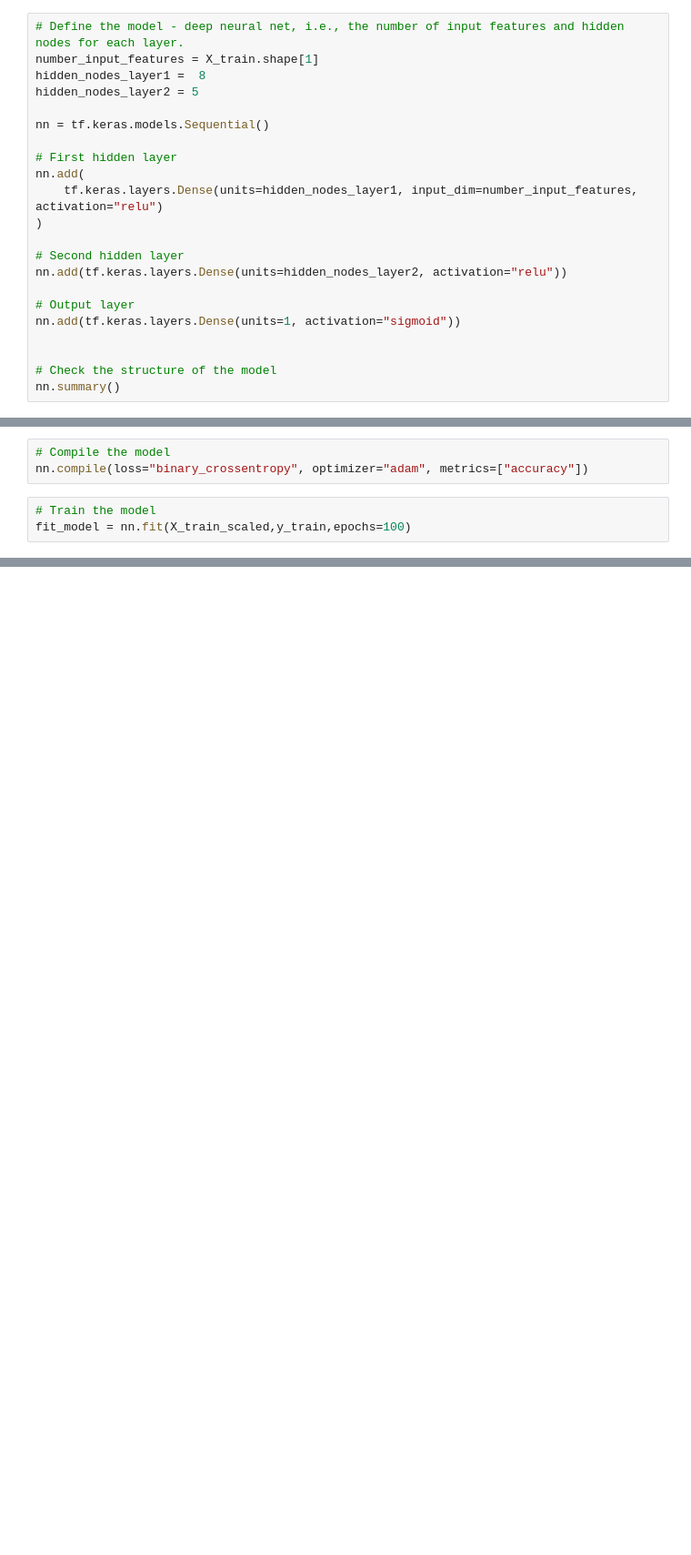
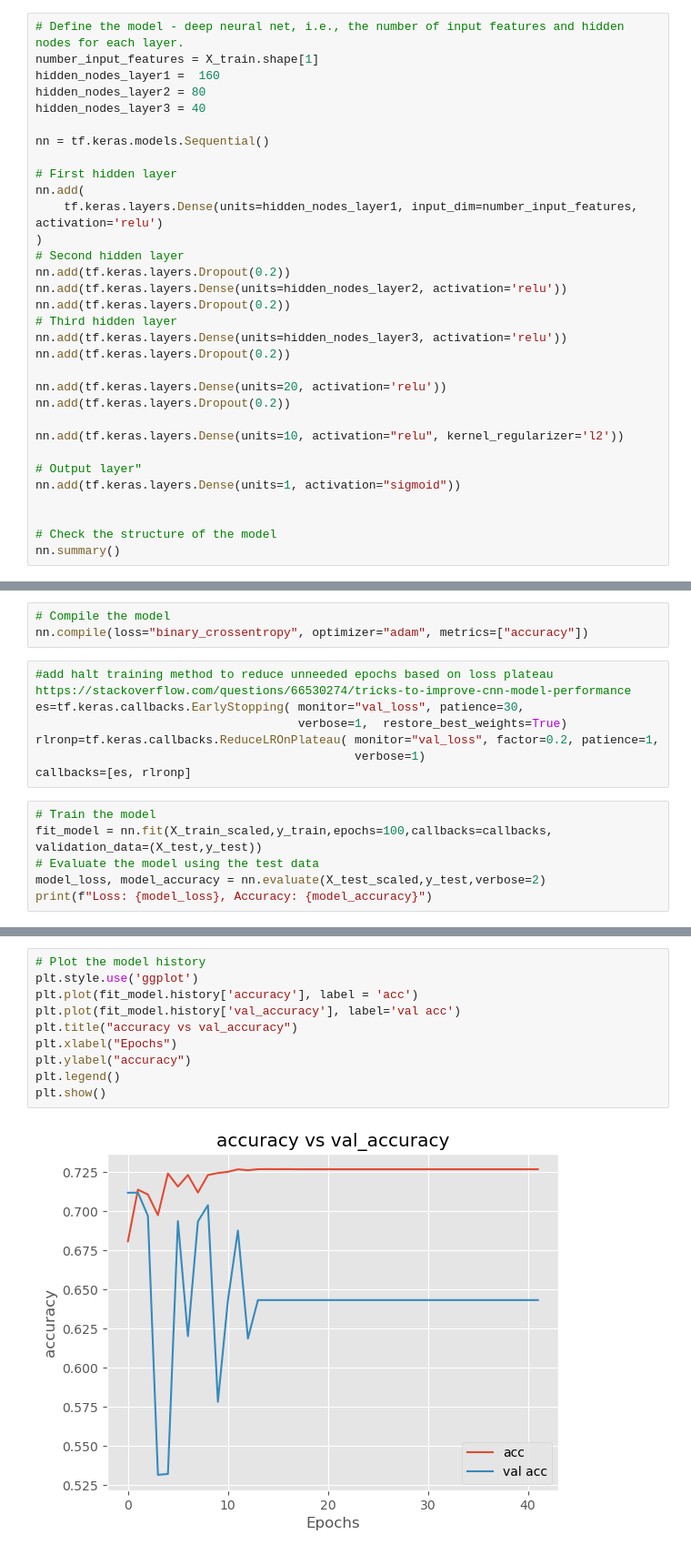
Before and after one commit to BMO777/deep-learning-challenge, a Jupyter notebook: Deep_Learning/AlphabetSoupCharity_Optimization.ipynb, the cells around one changed output, grey strips where cells are left out. Shown: that part at 91% size. Saved outputs shown, nothing was run; the diff lists cells and outputs as text; blank space fills up the shorter version.

```diff
--- a/Deep_Learning/AlphabetSoupCharity_Optimization.ipynb
+++ b/Deep_Learning/AlphabetSoupCharity_Optimization.ipynb
@@ -155,20 +175,30 @@ X_test_scaled = X_scaler.transform(X_test)
 # %%
 # Define the model - deep neural net, i.e., the number of input features and hidden nodes for each layer.
 number_input_features = X_train.shape[1]
-hidden_nodes_layer1 =  8
-hidden_nodes_layer2 = 5
+hidden_nodes_layer1 =  160
+hidden_nodes_layer2 = 80
+hidden_nodes_layer3 = 40
 
 nn = tf.keras.models.Sequential()
 
 # First hidden layer
 nn.add(
-    tf.keras.layers.Dense(units=hidden_nodes_layer1, input_dim=number_input_features, activation="relu")
+    tf.keras.layers.Dense(units=hidden_nodes_layer1, input_dim=number_input_features, activation='relu')
 )
+# Second hidden layer
+nn.add(tf.keras.layers.Dropout(0.2))
+nn.add(tf.keras.layers.Dense(units=hidden_nodes_layer2, activation='relu'))
+nn.add(tf.keras.layers.Dropout(0.2))
+# Third hidden layer
+nn.add(tf.keras.layers.Dense(units=hidden_nodes_layer3, activation='relu'))
+nn.add(tf.keras.layers.Dropout(0.2))
 
-# Second hidden layer
-nn.add(tf.keras.layers.Dense(units=hidden_nodes_layer2, activation="relu"))
+nn.add(tf.keras.layers.Dense(units=20, activation='relu'))
+nn.add(tf.keras.layers.Dropout(0.2))
 
-# Output layer
+nn.add(tf.keras.layers.Dense(units=10, activation="relu", kernel_regularizer='l2'))
+
+# Output layer"
 nn.add(tf.keras.layers.Dense(units=1, activation="sigmoid"))
 
 
@@ -193,8 +217,18 @@ _________________________________________________________________
 # %%
 # Compile the model
 nn.compile(loss="binary_crossentropy", optimizer="adam", metrics=["accuracy"])
+# %%
+#add halt training method to reduce unneeded epochs based on loss plateau https://stackoverflow.com/questions/66530274/tricks-to-improve-cnn-model-performance
+es=tf.keras.callbacks.EarlyStopping( monitor="val_loss", patience=30,
+                                     verbose=1,  restore_best_weights=True)
+rlronp=tf.keras.callbacks.ReduceLROnPlateau( monitor="val_loss", factor=0.2, patience=1,
+                                             verbose=1)
+callbacks=[es, rlronp]
 # %%
 # Train the model
-fit_model = nn.fit(X_train_scaled,y_train,epochs=100)
+fit_model = nn.fit(X_train_scaled,y_train,epochs=100,callbacks=callbacks, validation_data=(X_test,y_test))
+# Evaluate the model using the test data
+model_loss, model_accuracy = nn.evaluate(X_test_scaled,y_test,verbose=2)
+print(f"Loss: {model_loss}, Accuracy: {model_accuracy}")
 # %% [output]
 Epoch 1/100
@@ -224,2 +252,14 @@ Loss: 0.5546054244041443, Accuracy: 0.7244315147399902
+# %%
+# Plot the model history
+plt.style.use('ggplot')
+plt.plot(fit_model.history['accuracy'], label = 'acc')
+plt.plot(fit_model.history['val_accuracy'], label='val acc')
+plt.title("accuracy vs val_accuracy")
+plt.xlabel("Epochs")
+plt.ylabel("accuracy")
+plt.legend()
+plt.show()
+# %% [output]
+[figure, added]
 # %%
 # Export our model to HDF5 file
```
Also changed, not shown: parts of 10 cells of this notebook.
